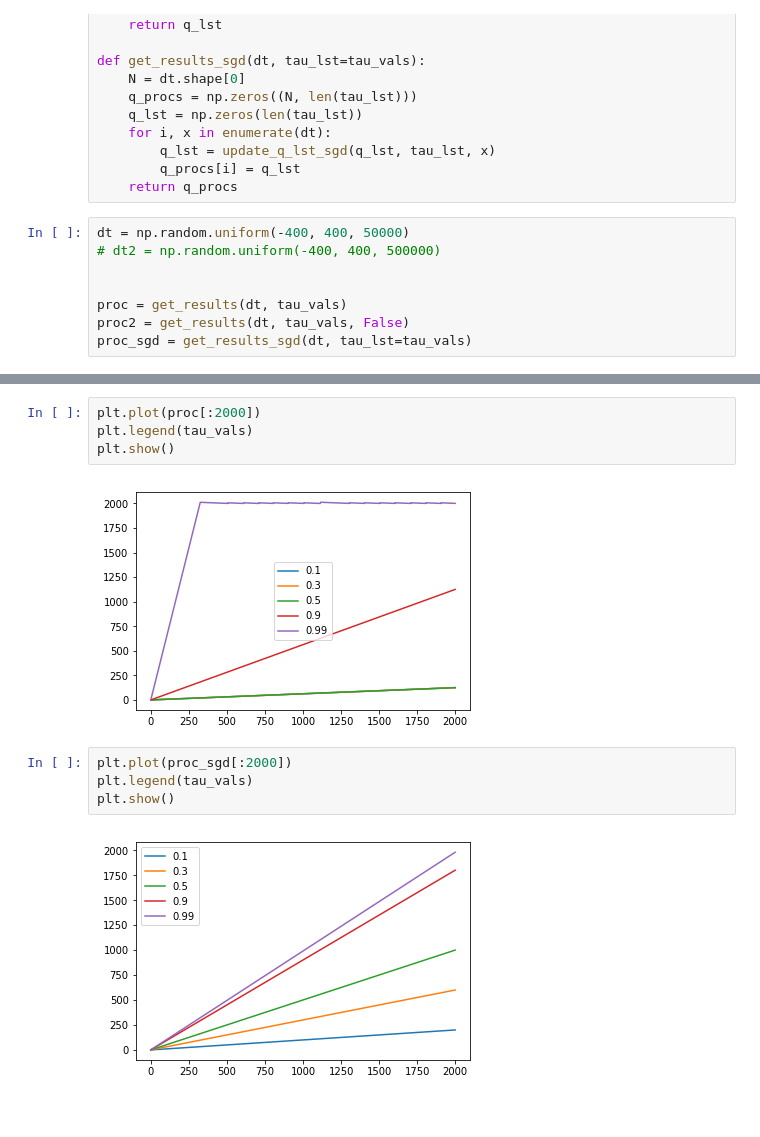
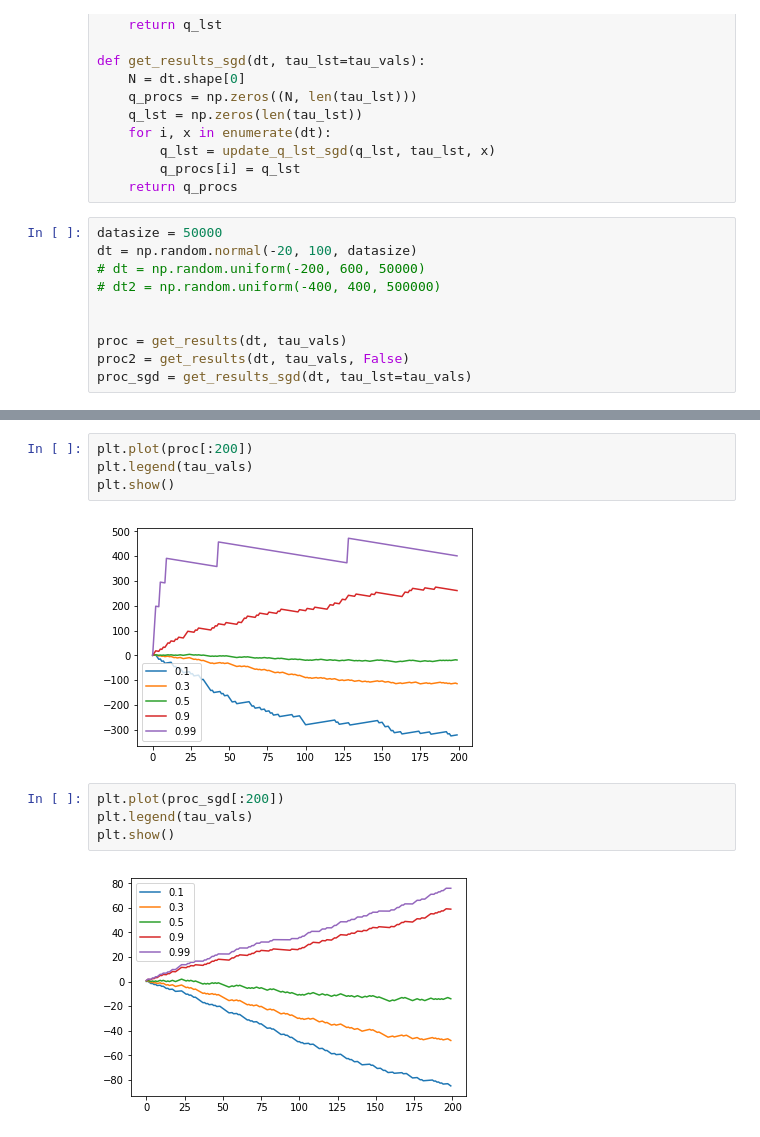
Before and after one commit to chengsoonong/eheye, a Jupyter notebook: QuantEst/sgd_est_experiment/Experiment_SAG.ipynb, the cells around one changed output, grey strips where cells are left out. Cells and saved outputs as stored; diff of their text form.

```diff
--- a/QuantEst/sgd_est_experiment/Experiment_SAG.ipynb
+++ b/QuantEst/sgd_est_experiment/Experiment_SAG.ipynb
@@ -67,7 +67,9 @@ def get_results_sgd(dt, tau_lst=tau_vals):
         q_procs[i] = q_lst
     return q_procs
 # %%
-dt = np.random.uniform(-400, 400, 50000)
+datasize = 50000
+dt = np.random.normal(-20, 100, datasize)
+# dt = np.random.uniform(-200, 600, 50000)
 # dt2 = np.random.uniform(-400, 400, 500000)
 
 
@@ -108,12 +129,12 @@ plt.show()
 # %%
-plt.plot(proc[:2000])
+plt.plot(proc[:200])
 plt.legend(tau_vals)
 plt.show()
 # %% [output]
-[figure, old version]
+[figure, new version]
 # %%
-plt.plot(proc_sgd[:2000])
+plt.plot(proc_sgd[:200])
 plt.legend(tau_vals)
 plt.show()
 # %% [output]
-[figure, old version]
+[figure, new version]
```
Also changed, not shown: parts of 3 cells of this notebook, 1 other file.
